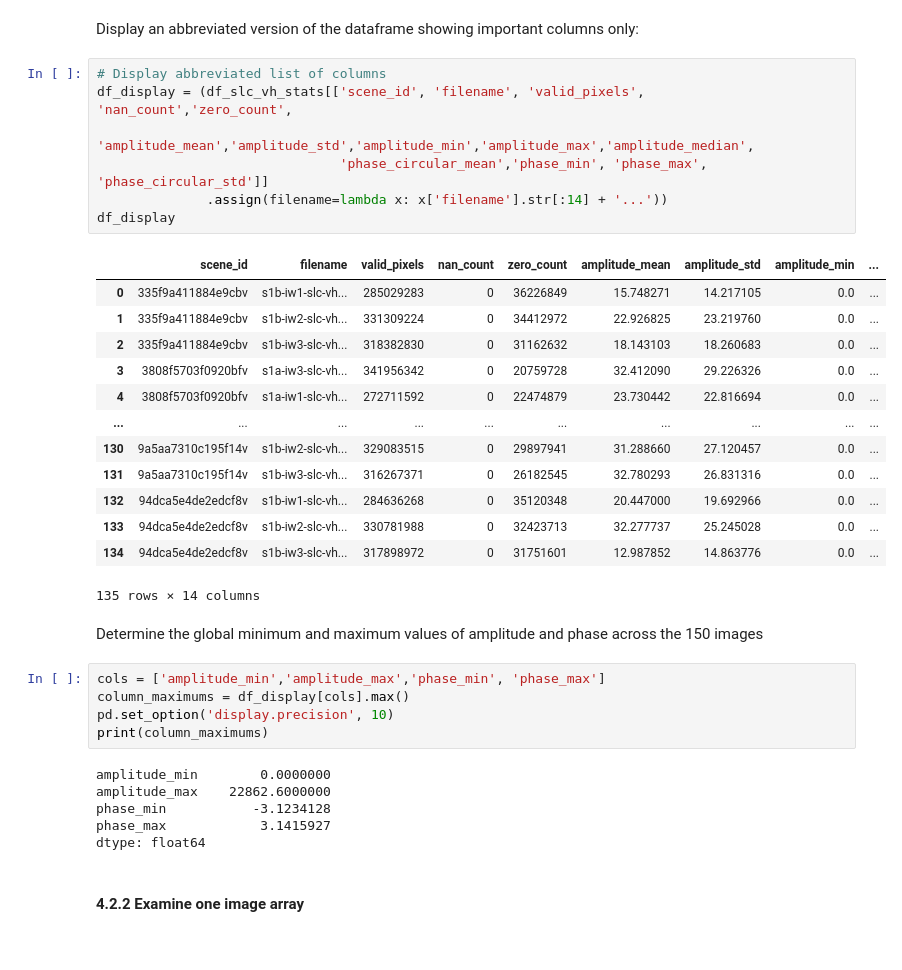
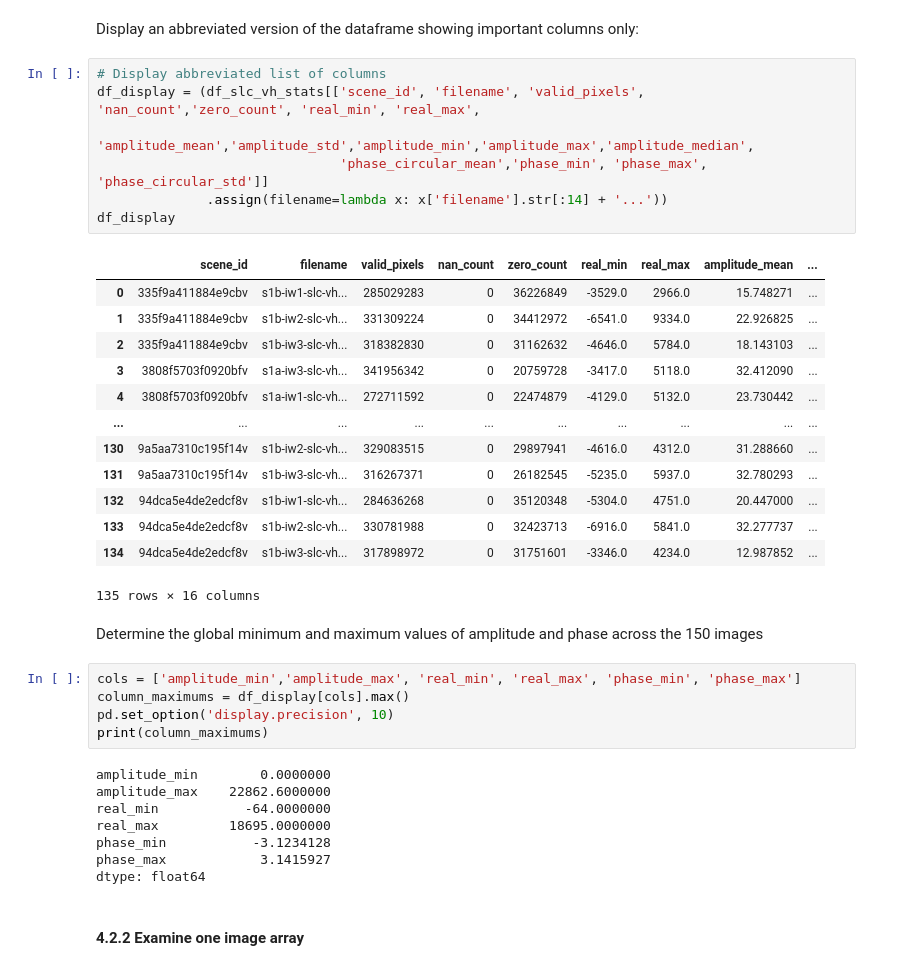
Before and after one commit to pmillitz/SARship-detect, a Jupyter notebook: working/SARFish_Project.ipynb, the cells around one changed output. Saved outputs shown, nothing was run; the diff lists cells and outputs as text.

```diff
--- a/working/SARFish_Project.ipynb
+++ b/working/SARFish_Project.ipynb
@@ -342,35 +345,37 @@ df_slc_vh_stats
 Display an abbreviated version of the dataframe showing important columns only:
 # %%
 # Display abbreviated list of columns
-df_display = (df_slc_vh_stats[['scene_id', 'filename', 'valid_pixels', 'nan_count','zero_count',
+df_display = (df_slc_vh_stats[['scene_id', 'filename', 'valid_pixels', 'nan_count','zero_count', 'real_min', 'real_max',
                                'amplitude_mean','amplitude_std','amplitude_min','amplitude_max','amplitude_median',
                                'phase_circular_mean','phase_min', 'phase_max', 'phase_circular_std']]
               .assign(filename=lambda x: x['filename'].str[:14] + '...'))
 df_display
 # %% [output]
-|  | scene_id | filename | valid_pixels | nan_count | zero_count | amplitude_mean | amplitude_std | amplitude_min | ... |
-| 0 | 335f9a411884e9cbv | s1b-iw1-slc-vh... | 285029283 | 0 | 36226849 | 15.748271 | 14.217105 | 0.0 | ... |
-| 1 | 335f9a411884e9cbv | s1b-iw2-slc-vh... | 331309224 | 0 | 34412972 | 22.926825 | 23.219760 | 0.0 | ... |
-| 2 | 335f9a411884e9cbv | s1b-iw3-slc-vh... | 318382830 | 0 | 31162632 | 18.143103 | 18.260683 | 0.0 | ... |
-| 3 | 3808f5703f0920bfv | s1a-iw3-slc-vh... | 341956342 | 0 | 20759728 | 32.412090 | 29.226326 | 0.0 | ... |
-| 4 | 3808f5703f0920bfv | s1a-iw1-slc-vh... | 272711592 | 0 | 22474879 | 23.730442 | 22.816694 | 0.0 | ... |
+|  | scene_id | filename | valid_pixels | nan_count | zero_count | real_min | real_max | amplitude_mean | ... |
+| 0 | 335f9a411884e9cbv | s1b-iw1-slc-vh... | 285029283 | 0 | 36226849 | -3529.0 | 2966.0 | 15.748271 | ... |
+| 1 | 335f9a411884e9cbv | s1b-iw2-slc-vh... | 331309224 | 0 | 34412972 | -6541.0 | 9334.0 | 22.926825 | ... |
+| 2 | 335f9a411884e9cbv | s1b-iw3-slc-vh... | 318382830 | 0 | 31162632 | -4646.0 | 5784.0 | 18.143103 | ... |
+| 3 | 3808f5703f0920bfv | s1a-iw3-slc-vh... | 341956342 | 0 | 20759728 | -3417.0 | 5118.0 | 32.412090 | ... |
+| 4 | 3808f5703f0920bfv | s1a-iw1-slc-vh... | 272711592 | 0 | 22474879 | -4129.0 | 5132.0 | 23.730442 | ... |
 | ... | ... | ... | ... | ... | ... | ... | ... | ... | ... |
-| 130 | 9a5aa7310c195f14v | s1b-iw2-slc-vh... | 329083515 | 0 | 29897941 | 31.288660 | 27.120457 | 0.0 | ... |
-| 131 | 9a5aa7310c195f14v | s1b-iw3-slc-vh... | 316267371 | 0 | 26182545 | 32.780293 | 26.831316 | 0.0 | ... |
-| 132 | 94dca5e4de2edcf8v | s1b-iw1-slc-vh... | 284636268 | 0 | 35120348 | 20.447000 | 19.692966 | 0.0 | ... |
-| 133 | 94dca5e4de2edcf8v | s1b-iw2-slc-vh... | 330781988 | 0 | 32423713 | 32.277737 | 25.245028 | 0.0 | ... |
-| 134 | 94dca5e4de2edcf8v | s1b-iw3-slc-vh... | 317898972 | 0 | 31751601 | 12.987852 | 14.863776 | 0.0 | ... |
+| 130 | 9a5aa7310c195f14v | s1b-iw2-slc-vh... | 329083515 | 0 | 29897941 | -4616.0 | 4312.0 | 31.288660 | ... |
+| 131 | 9a5aa7310c195f14v | s1b-iw3-slc-vh... | 316267371 | 0 | 26182545 | -5235.0 | 5937.0 | 32.780293 | ... |
+| 132 | 94dca5e4de2edcf8v | s1b-iw1-slc-vh... | 284636268 | 0 | 35120348 | -5304.0 | 4751.0 | 20.447000 | ... |
+| 133 | 94dca5e4de2edcf8v | s1b-iw2-slc-vh... | 330781988 | 0 | 32423713 | -6916.0 | 5841.0 | 32.277737 | ... |
+| 134 | 94dca5e4de2edcf8v | s1b-iw3-slc-vh... | 317898972 | 0 | 31751601 | -3346.0 | 4234.0 | 12.987852 | ... |
-135 rows × 14 columns
+135 rows × 16 columns
 # %% [markdown]
 Determine the global minimum and maximum values of amplitude and phase across the 150 images
 # %%
-cols = ['amplitude_min','amplitude_max','phase_min', 'phase_max']
+cols = ['amplitude_min','amplitude_max', 'real_min', 'real_max', 'phase_min', 'phase_max']
 column_maximums = df_display[cols].max()
 pd.set_option('display.precision', 10)
 print(column_maximums)
 # %% [output]
 amplitude_min        0.0000000
 amplitude_max    22862.6000000
+real_min           -64.0000000
+real_max         18695.0000000
 phase_min           -3.1234128
 phase_max            3.1415927
 dtype: float64
```
Also changed, not shown: parts of 30 cells of this notebook.
